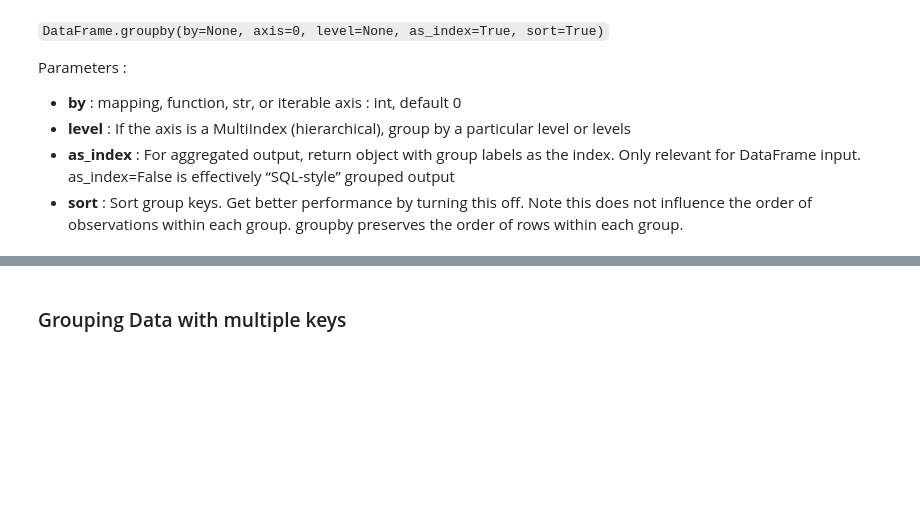
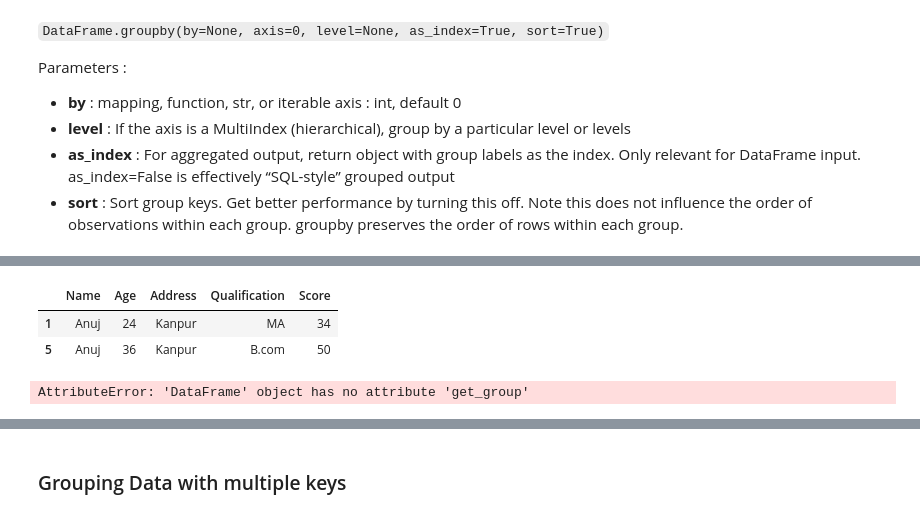
Before and after one commit to akshaypache/Python, a Jupyter notebook: DataSciencePython/006 Pandas Basic.ipynb, the cells around one changed output, grey strips where cells are left out. Saved outputs shown, nothing was run; the diff lists cells and outputs as text; code cells hidden in the pictures; blank space fills up the shorter version.

```diff
--- a/DataSciencePython/006 Pandas Basic.ipynb
+++ b/DataSciencePython/006 Pandas Basic.ipynb
@@ -393,3 +526,13 @@ print(grp_df_1.groups)
+# %%
+grp_df_1.get_group("Anuj")
+# %% [output]
+|  | Name | Age | Address | Qualification | Score |
+| 1 | Anuj | 24 | Kanpur | MA | 34 |
+| 5 | Anuj | 36 | Kanpur | B.com | 50 |
+# %%
+grp_df_1.get_group("Anuj")
+# %% [output]
+AttributeError: 'DataFrame' object has no attribute 'get_group'
 # %%
 # Using groupby function
 # with one key
```
Also changed, not shown: parts of 21 cells of this notebook, 1 other file.
